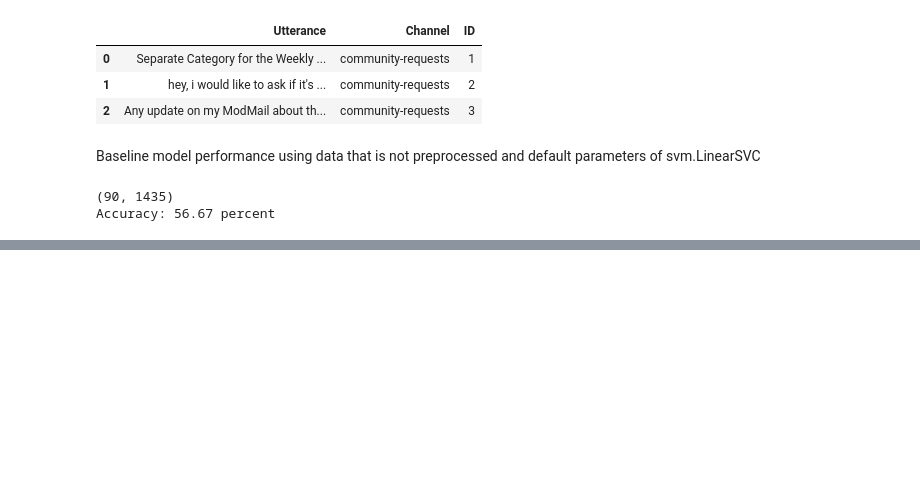
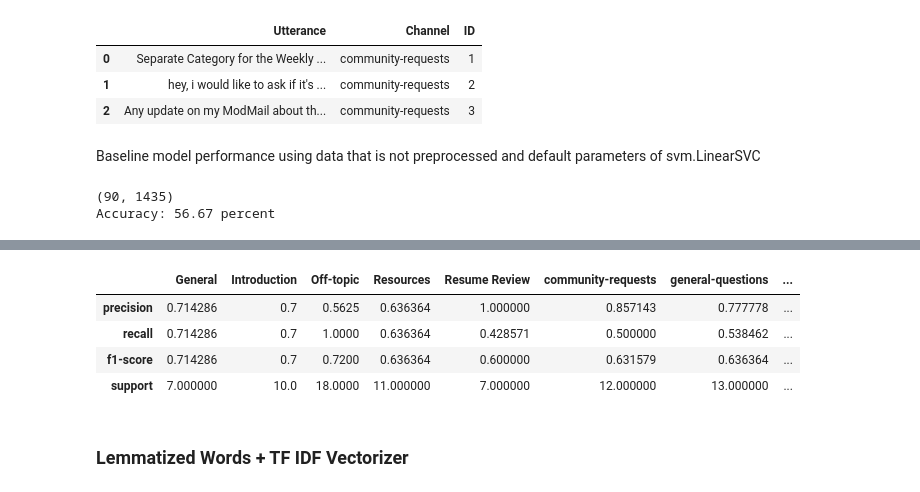
Before and after one commit to patrickkylejuan/aml-1, a Jupyter notebook: SVM-Discord-Classifier.ipynb, the cells around one changed output, grey strips where cells are left out. Drawn from its saved outputs; the diff is of its cells as text; code cells hidden in the pictures; blank space fills up the shorter version.

```diff
--- a/SVM-Discord-Classifier.ipynb
+++ b/SVM-Discord-Classifier.ipynb
@@ -113,0 +152,11 @@ Accuracy: 56.67 percent
+# %%
+predictions = clf.predict(tfidf_test_x.toarray())
+pd.DataFrame(classification_report(y_test,predictions,output_dict=True))
+# %% [output]
+|  | General | Introduction | Off-topic | Resources | Resume Review | community-requests | general-questions | ... |
+| precision | 0.714286 | 0.7 | 0.5625 | 0.636364 | 1.000000 | 0.857143 | 0.777778 | ... |
+| recall | 0.714286 | 0.7 | 1.0000 | 0.636364 | 0.428571 | 0.500000 | 0.538462 | ... |
+| f1-score | 0.714286 | 0.7 | 0.7200 | 0.636364 | 0.600000 | 0.631579 | 0.636364 | ... |
+| support | 7.000000 | 10.0 | 18.0000 | 11.000000 | 7.000000 | 12.000000 | 13.000000 | ... |
+# %% [markdown]
+### Lemmatized Words + TF IDF Vectorizer
```
Also changed, not shown: parts of 41 cells of this notebook.
